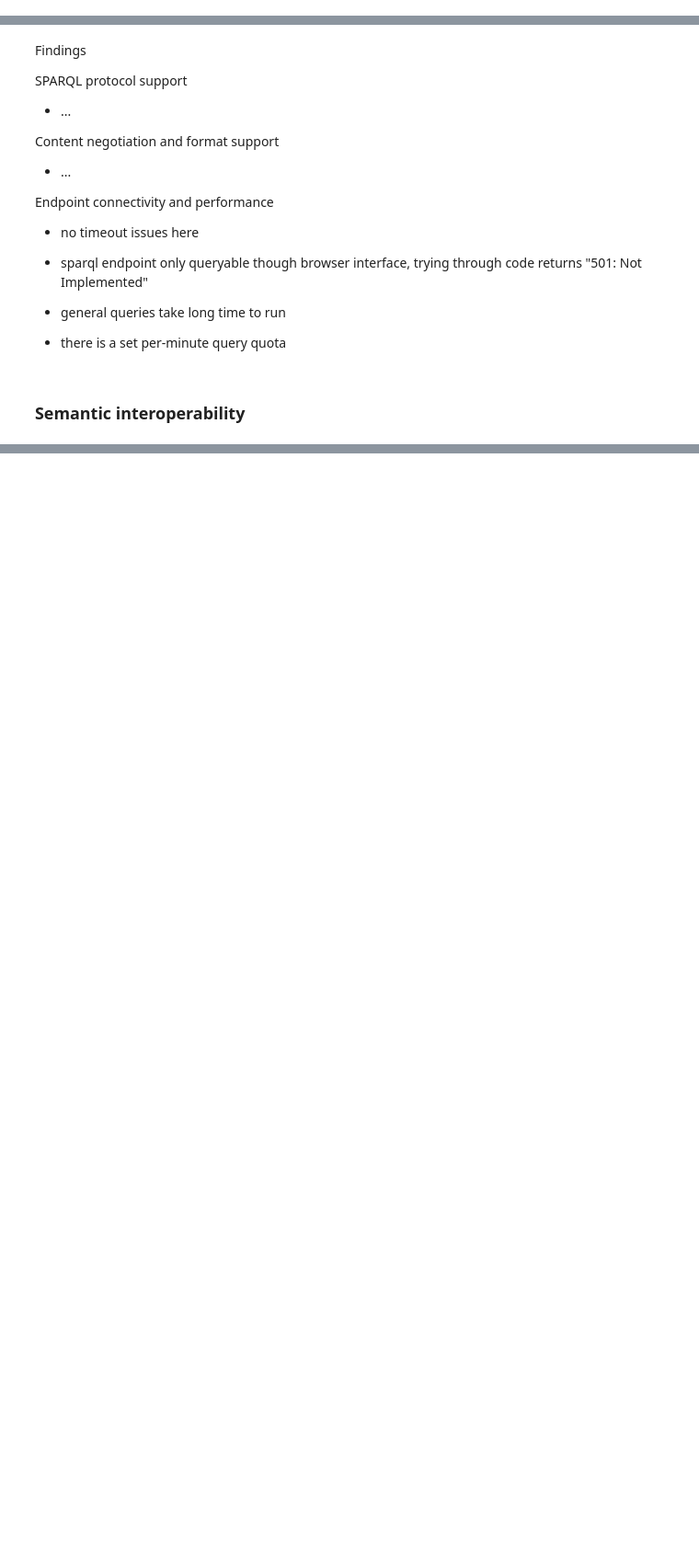
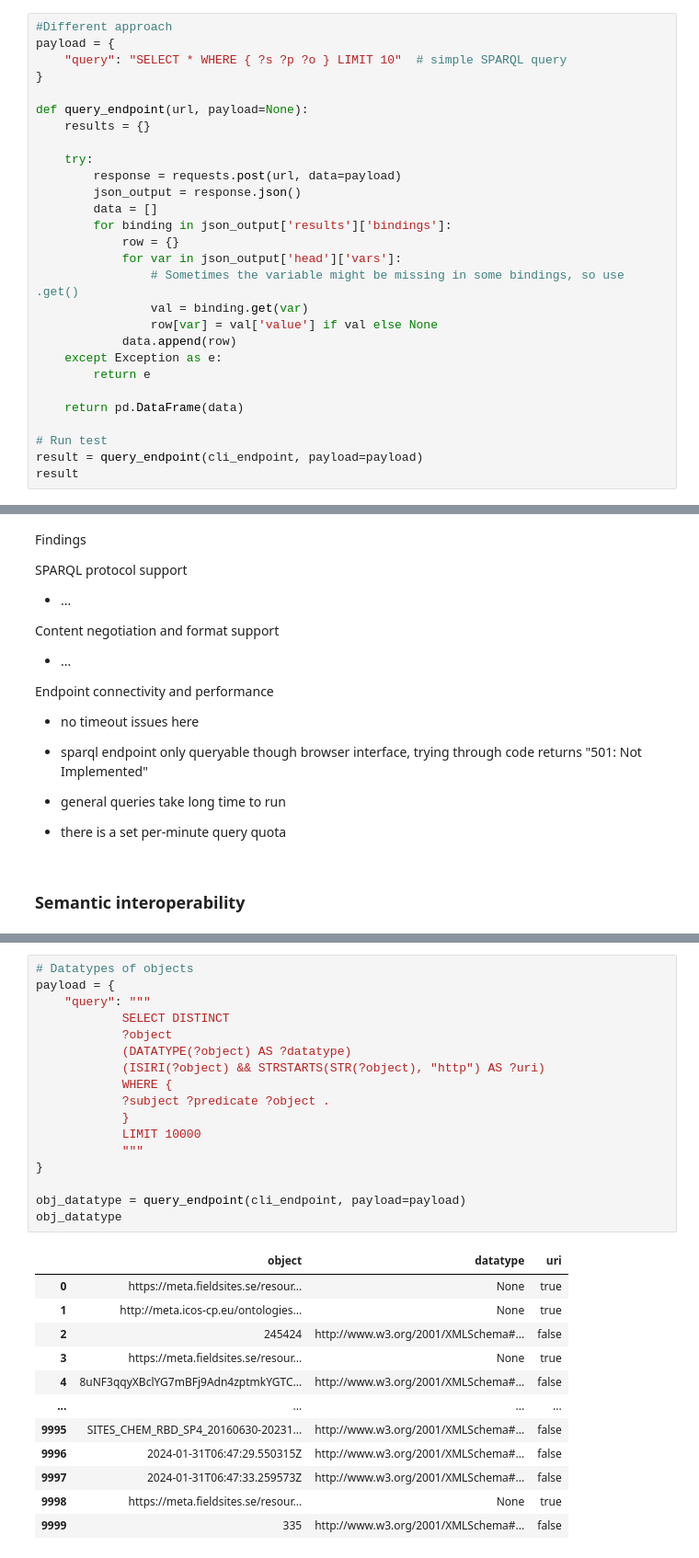
Before and after one commit to vliz-be-opsci/george-analysis, a Jupyter notebook: notebooks/interop_icos_sparqlendpoint.ipynb, the cells around one changed output, grey strips where cells are left out. Shown at 92% size. Saved outputs shown, nothing was run; the diff lists cells and outputs as text; blank space fills up the shorter version.

```diff
--- a/notebooks/interop_icos_sparqlendpoint.ipynb
+++ b/notebooks/interop_icos_sparqlendpoint.ipynb
@@ -66,0 +60,28 @@ granularity goes to file level 'cpmeta:DataObject's represent a.o. for example c
+# %%
+#Different approach
+payload = {
+    "query": "SELECT * WHERE { ?s ?p ?o } LIMIT 10"  # simple SPARQL query
+}
+
+def query_endpoint(url, payload=None):
+    results = {}
+
+    try:
+        response = requests.post(url, data=payload)
+        json_output = response.json()
+        data = []
+        for binding in json_output['results']['bindings']:
+            row = {}
+            for var in json_output['head']['vars']:
+                # Sometimes the variable might be missing in some bindings, so use .get()
+                val = binding.get(var)
+                row[var] = val['value'] if val else None
+            data.append(row)
+    except Exception as e:
+        return e
+
+    return pd.DataFrame(data)
+
+# Run test
+result = query_endpoint(cli_endpoint, payload=payload)
+result
@@ -576,0 +704,30 @@ Multilingual support
+# %%
+# Datatypes of objects
+payload = {
+    "query": """
+            SELECT DISTINCT
+            ?object
+            (DATATYPE(?object) AS ?datatype)
+            (ISIRI(?object) && STRSTARTS(STR(?object), "http") AS ?uri)
+            WHERE {
+            ?subject ?predicate ?object .
+            }
+            LIMIT 10000
+            """
+}
+
+obj_datatype = query_endpoint(cli_endpoint, payload=payload)
+obj_datatype
+# %% [output]
+|  | object | datatype | uri |
+| 0 | https://meta.fieldsites.se/resour... | None | true |
+| 1 | http://meta.icos-cp.eu/ontologies... | None | true |
+| 2 | 245424 | http://www.w3.org/2001/XMLSchema#... | false |
+| 3 | https://meta.fieldsites.se/resour... | None | true |
+| 4 | 8uNF3qqyXBclYG7mBFj9Adn4zptmkYGTC... | http://www.w3.org/2001/XMLSchema#... | false |
+| ... | ... | ... | ... |
+| 9995 | SITES_CHEM_RBD_SP4_20160630-20231... | http://www.w3.org/2001/XMLSchema#... | false |
+| 9996 | 2024-01-31T06:47:29.550315Z | http://www.w3.org/2001/XMLSchema#... | false |
+| 9997 | 2024-01-31T06:47:33.259573Z | http://www.w3.org/2001/XMLSchema#... | false |
+| 9998 | https://meta.fieldsites.se/resour... | None | true |
+| 9999 | 335 | http://www.w3.org/2001/XMLSchema#... | false |
```
Also changed, not shown: parts of 51 cells of this notebook, 9 other files.
